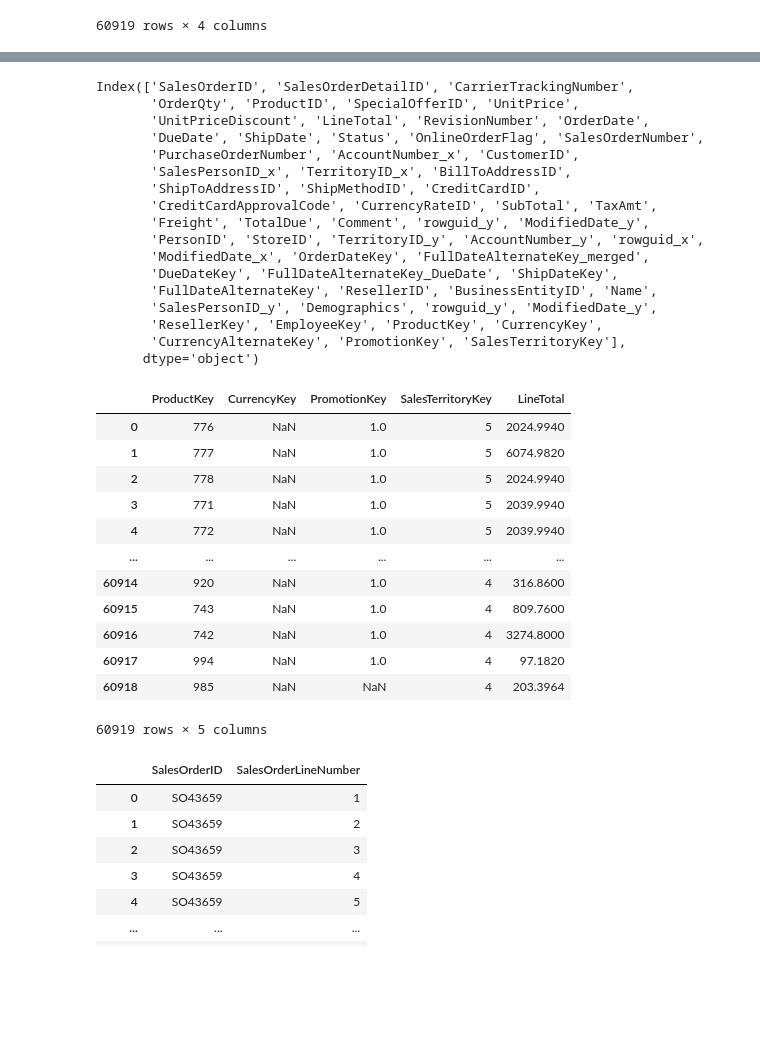
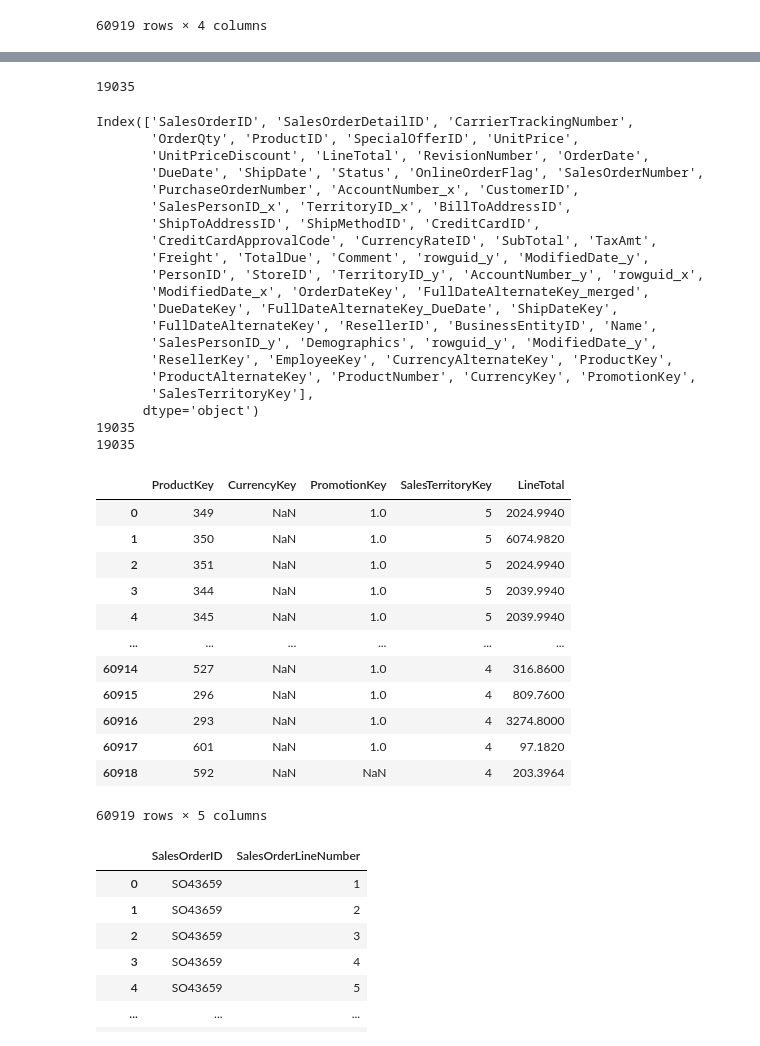
Before and after one commit to paulrojasg/data_science_part_4, a Jupyter notebook: FactResellerSales.ipynb, the cells around one changed output, grey strips where cells are left out. Saved outputs shown, nothing was run; the diff lists cells and outputs as text; code cells hidden in the pictures; blank space fills up the shorter version.

Commit message:
changes for FactResellerSales not saved

```diff
--- a/FactResellerSales.ipynb
+++ b/FactResellerSales.ipynb
@@ -98,7 +115,7 @@ product
 dim_currency = pd.read_sql_query("SELECT CurrencyKey,CurrencyAlternateKey FROM DimCurrency", db_etl)
 dim_date = pd.read_sql_query("SELECT DateKey,FullDateAlternateKey FROM DimDate", db_etl)
 dim_employee = pd.read_sql_query("SELECT EmployeeKey FROM DimEmployee", db_etl)
-dim_product = pd.read_sql_query("SELECT ProductKey FROM DimProduct", db_etl)
+dim_product = pd.read_sql_query("SELECT ProductKey,ProductAlternateKey FROM DimProduct", db_etl)
 dim_promotion = pd.read_sql_query("SELECT PromotionKey FROM DimPromotion", db_etl)
 dim_reseller = pd.read_sql_query("SELECT ResellerKey FROM DimReseller", db_etl)
 dim_sales_territory = pd.read_sql_query("SELECT SalesTerritoryKey FROM DimSalesTerritory", db_etl)
@@ -107,7 +124,7 @@ dim_sales_territory = pd.read_sql_query("SELECT SalesTerritoryKey FROM DimSalesT
 # %%
 #Filter out online orders
 merged_df = sales_order_detail.merge(sales_order_header, on='SalesOrderID')
-merged_df = merged_df[merged_df['OnlineOrderFlag'] != 1]
+merged_df = merged_df[merged_df['OnlineOrderFlag'] == 0]
 
 # Merge with dimensions
 merged_df = merged_df.merge(sales_customer, on='CustomerID')
@@ -218,0 +214,5 @@ dim_product
+# %%
+dim_product = dim_product.merge(product, left_on='ProductAlternateKey', right_on='ProductNumber', how='left')
+print(dim_product.duplicated(subset=['ProductAlternateKey']).sum())
+dim_product = dim_product.drop_duplicates(subset=['ProductID'])
+dim_product
@@ -219,40 +234,50 @@ dim_product
+# %%
+merged_df['CurrencyAlternateKey'] = merged_df['CurrencyRateID'].map(currency_rate.set_index('CurrencyRateID')['ToCurrencyCode'])
+merged_df['CurrencyAlternateKey'].notnull().sum()
+# %% [output]
+19035
 # %%
 
-merged_df = merged_df.merge(dim_product, left_on='ProductID', right_on='ProductKey', how='left')
-merged_df = merged_df.merge(dim_currency, left_on='CurrencyRateID', right_on='CurrencyKey', how='left')
+merged_df = merged_df.merge(dim_product, left_on='ProductID', right_on='ProductID', how='inner')
+merged_df = merged_df.merge(dim_currency, left_on='CurrencyAlternateKey', right_on='CurrencyAlternateKey', how='left')
 merged_df = merged_df.merge(dim_promotion, left_on='SpecialOfferID', right_on='PromotionKey', how='left')
 merged_df = merged_df.merge(dim_sales_territory, left_on='TerritoryID_x', right_on='SalesTerritoryKey', how='left')
 #merged_df[['ProductKey', 'CurrencyKey', 'PromotionKey', 'SalesTerritoryKey']]
 print(merged_df.columns)
+print(merged_df['CurrencyRateID'].notnull().sum())
+print(merged_df['CurrencyKey'].notnull().sum())
 merged_df[['ProductKey', 'CurrencyKey', 'PromotionKey', 'SalesTerritoryKey', 'LineTotal']]
 # %% [output]
 Index(['SalesOrderID', 'SalesOrderDetailID', 'CarrierTrackingNumber',
        'OrderQty', 'ProductID', 'SpecialOfferID', 'UnitPrice',
        'UnitPriceDiscount', 'LineTotal', 'RevisionNumber', 'OrderDate',
        'DueDate', 'ShipDate', 'Status', 'OnlineOrderFlag', 'SalesOrderNumber',
        'PurchaseOrderNumber', 'AccountNumber_x', 'CustomerID',
        'SalesPersonID_x', 'TerritoryID_x', 'BillToAddressID',
        'ShipToAddressID', 'ShipMethodID', 'CreditCardID',
        'CreditCardApprovalCode', 'CurrencyRateID', 'SubTotal', 'TaxAmt',
        'Freight', 'TotalDue', 'Comment', 'rowguid_y', 'ModifiedDate_y',
        'PersonID', 'StoreID', 'TerritoryID_y', 'AccountNumber_y', 'rowguid_x',
        'ModifiedDate_x', 'OrderDateKey', 'FullDateAlternateKey_merged',
        'DueDateKey', 'FullDateAlternateKey_DueDate', 'ShipDateKey',
        'FullDateAlternateKey', 'ResellerID', 'BusinessEntityID', 'Name',
        'SalesPersonID_y', 'Demographics', 'rowguid_y', 'ModifiedDate_y',
-       'ResellerKey', 'EmployeeKey', 'ProductKey', 'CurrencyKey',
-       'CurrencyAlternateKey', 'PromotionKey', 'SalesTerritoryKey'],
+       'ResellerKey', 'EmployeeKey', 'CurrencyAlternateKey', 'ProductKey',
+       'ProductAlternateKey', 'ProductNumber', 'CurrencyKey', 'PromotionKey',
+       'SalesTerritoryKey'],
       dtype='object')
+19035
+19035
 |  | ProductKey | CurrencyKey | PromotionKey | SalesTerritoryKey | LineTotal |
-| 0 | 776 | NaN | 1.0 | 5 | 2024.9940 |
-| 1 | 777 | NaN | 1.0 | 5 | 6074.9820 |
-| 2 | 778 | NaN | 1.0 | 5 | 2024.9940 |
-| 3 | 771 | NaN | 1.0 | 5 | 2039.9940 |
-| 4 | 772 | NaN | 1.0 | 5 | 2039.9940 |
+| 0 | 349 | NaN | 1.0 | 5 | 2024.9940 |
+| 1 | 350 | NaN | 1.0 | 5 | 6074.9820 |
+| 2 | 351 | NaN | 1.0 | 5 | 2024.9940 |
+| 3 | 344 | NaN | 1.0 | 5 | 2039.9940 |
+| 4 | 345 | NaN | 1.0 | 5 | 2039.9940 |
 | ... | ... | ... | ... | ... | ... |
-| 60914 | 920 | NaN | 1.0 | 4 | 316.8600 |
-| 60915 | 743 | NaN | 1.0 | 4 | 809.7600 |
-| 60916 | 742 | NaN | 1.0 | 4 | 3274.8000 |
-| 60917 | 994 | NaN | 1.0 | 4 | 97.1820 |
-| 60918 | 985 | NaN | NaN | 4 | 203.3964 |
+| 60914 | 527 | NaN | 1.0 | 4 | 316.8600 |
+| 60915 | 296 | NaN | 1.0 | 4 | 809.7600 |
+| 60916 | 293 | NaN | 1.0 | 4 | 3274.8000 |
+| 60917 | 601 | NaN | 1.0 | 4 | 97.1820 |
+| 60918 | 592 | NaN | NaN | 4 | 203.3964 |
 60919 rows × 5 columns
```
Also changed, not shown: parts of 7 cells of this notebook.
